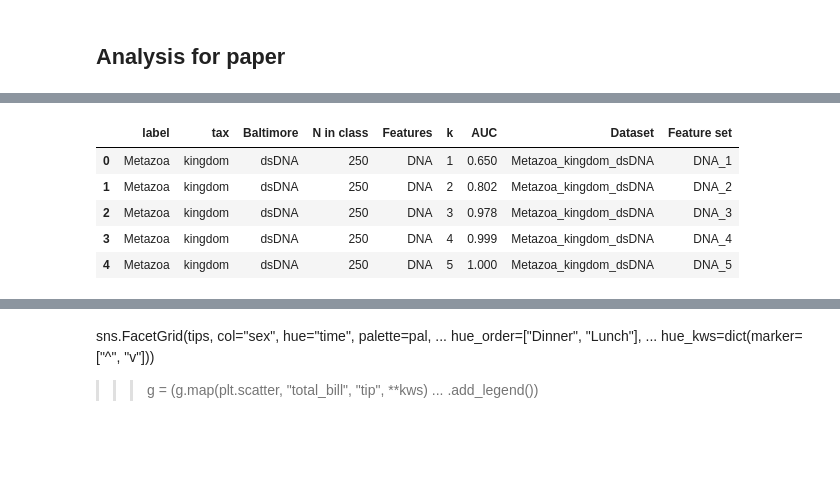
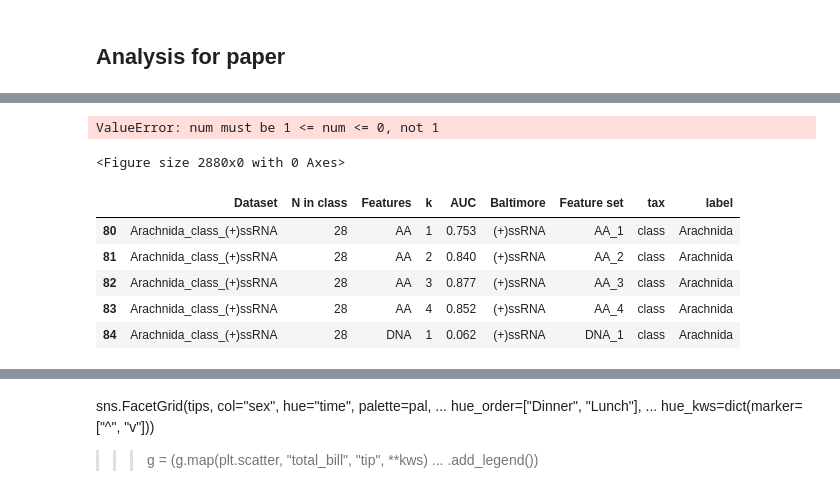
Before and after one commit to youngfran/virus_host_predict, a Jupyter notebook: all_code/Analysis.ipynb, the cells around one changed output, grey strips where cells are left out. Cells and saved outputs as stored; diff of their text form; code cells hidden in the pictures; blank space fills up the shorter version.

```diff
--- a/all_code/Analysis.ipynb
+++ b/all_code/Analysis.ipynb
@@ -33,0 +71,4 @@ df.head(20)
+# %%
+correct_b = lambda row:'dsDNA' if row['Baltimore']== 'DNA' else row['Baltimore']
+dfB['Baltimore']= dfB.apply(correct_b , axis=1)
+set(dfB['Baltimore'])
@@ -33,0 +77,5 @@ df.head(20)
+# %%
+dfs = [df.set_index(['Dataset', 'N in class', 'Features', 'k', 'AUC', 'Baltimore',
+       'Feature set', 'tax', 'label']) for df in [df, dfB]]
+
+results = (pd.concat(dfs, axis=1).reset_index())
@@ -75,7 +110,0 @@ dfe.head(21)
-# %%
-resultsfile = '../results/Bacteria_DNA_results.csv'
-df = pd.read_csv(resultsfile)
-correct_b = lambda row:'dsDNA' if row['Baltimore']== 'DNA' else row['Baltimore']
-df['Baltimore']= df.apply(correct_b , axis=1)
-dfB = clean_df(df)
-df.head(25)
@@ -99,0 +113,5 @@ df.head(25)
+# %%
+results = df
+#subset = results[(results['Feature set'].isin(fs_order)) & (results['tax'].isin(['kingdom','phylum','class','order']))]
+subset = results[(results['tax'].isin(['kingdom','phylum','class','order']))]
+subset.info()
@@ -100,10 +175,31 @@ df.head(25)
+# %%
+sns.set(font_scale=2, palette = 'viridis' )
+g = sns.catplot(data=results  ,col_wrap=2, height=10,aspect =2,
+                  margin_titles=True,  legend_out = True,
+                    x = 'Feature set',y = 'AUC', hue = 'tax',
+                    kind = 'box',
+                    hue_order = tax_order,
+                    palette='viridis',
+                    order= fs_order,
+                    dodge = True,
+                    #sharex = False
+                       )
+g.set_xticklabels(rotation=30)
+plt.xticks(rotation='vertical')
+g.set(ylim = (0.5,1.02) )
+plt.subplots_adjust(hspace = 0.1)
+
+g.savefig('Figures/point_tax_Numbers_RNA.png', bbox_inches="tight", dpi=500)
+# %% [output]
+ValueError: num must be 1 <= num <= 0, not 1
+<Figure size 2880x0 with 0 Axes>
 # %%
-dfe.head()
+subset.head()
 # %% [output]
-|  | label | tax | Baltimore | N in class | Features | k | AUC | Dataset | Feature set |
-| 0 | Metazoa | kingdom | dsDNA | 250 | DNA | 1 | 0.650 | Metazoa_kingdom_dsDNA | DNA_1 |
-| 1 | Metazoa | kingdom | dsDNA | 250 | DNA | 2 | 0.802 | Metazoa_kingdom_dsDNA | DNA_2 |
-| 2 | Metazoa | kingdom | dsDNA | 250 | DNA | 3 | 0.978 | Metazoa_kingdom_dsDNA | DNA_3 |
-| 3 | Metazoa | kingdom | dsDNA | 250 | DNA | 4 | 0.999 | Metazoa_kingdom_dsDNA | DNA_4 |
-| 4 | Metazoa | kingdom | dsDNA | 250 | DNA | 5 | 1.000 | Metazoa_kingdom_dsDNA | DNA_5 |
+|  | Dataset | N in class | Features | k | AUC | Baltimore | Feature set | tax | label |
+| 80 | Arachnida_class_(+)ssRNA | 28 | AA | 1 | 0.753 | (+)ssRNA | AA_1 | class | Arachnida |
+| 81 | Arachnida_class_(+)ssRNA | 28 | AA | 2 | 0.840 | (+)ssRNA | AA_2 | class | Arachnida |
+| 82 | Arachnida_class_(+)ssRNA | 28 | AA | 3 | 0.877 | (+)ssRNA | AA_3 | class | Arachnida |
+| 83 | Arachnida_class_(+)ssRNA | 28 | AA | 4 | 0.852 | (+)ssRNA | AA_4 | class | Arachnida |
+| 84 | Arachnida_class_(+)ssRNA | 28 | DNA | 1 | 0.062 | (+)ssRNA | DNA_1 | class | Arachnida |
 # %%
```
Also changed, not shown: parts of 50 cells of this notebook, 3 other files.
